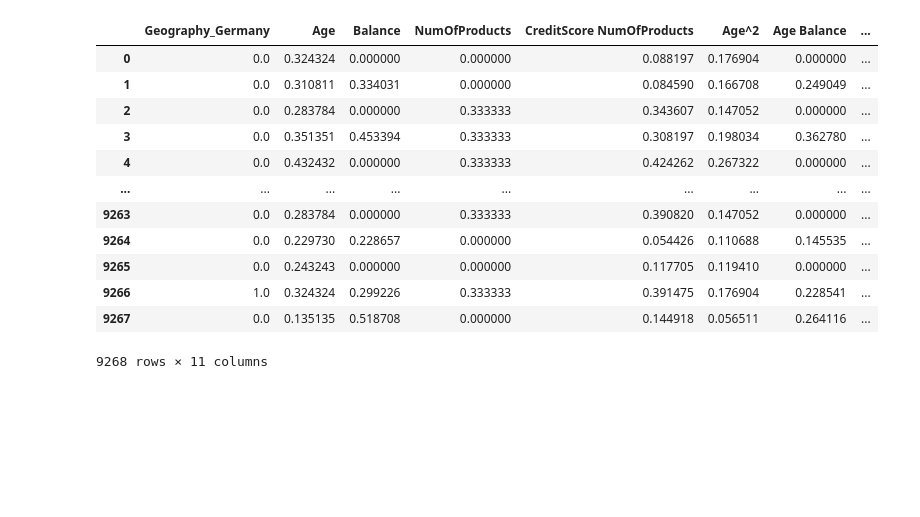
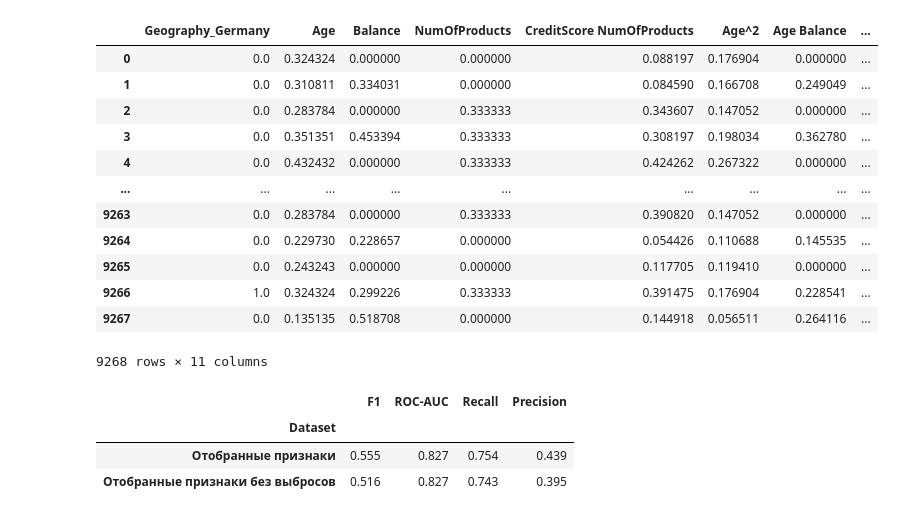
Before and after one commit to ithelga/bank-churn-predictor, a Jupyter notebook: notebooks/Team2_HW3_Outliers_Detecting.ipynb, the cells around one changed output. Saved outputs shown, nothing was run; the diff lists cells and outputs as text; code cells hidden in the pictures; blank space fills up the shorter version.

Commit message:
feat: train model on outlier-free dataset

```diff
--- a/notebooks/Team2_HW3_Outliers_Detecting.ipynb
+++ b/notebooks/Team2_HW3_Outliers_Detecting.ipynb
@@ -220,0 +288,61 @@ cleaned_df
+# %%
+# Список датасетов и их характеристик
+datasets = [
+    {'data': extract_df, 'name': 'Отобранные признаки', 'is_raw': False},
+    {'data': cleaned_df, 'name': 'Отобранные признаки без выбросов', 'is_raw': False}
+]
+
+# Сбор результатов
+results = []
+for dataset in datasets:
+    metrics = evaluate_model(
+        dataset['data'],
+        dataset['name'],
+        is_raw_data=dataset['is_raw']
+    )
+    results.append(metrics)
+
+# Итоговая таблица
+results_df = pd.DataFrame(results).set_index('Dataset')
+# %%
+# Вывод результата
+colors = ["#FFAFCC", "#FFC8DD", "#CDB4DB", "#BDE0FE", "#A2D2FF"]
+cmap = LinearSegmentedColormap.from_list("custom", colors)
+
+def colorize(val):
+    if val > 0.8:
+        return f'background-color: {colors[4]}; font-weight: bold'
+    elif val > 0.7:
+        return f'background-color: {colors[3]}; font-weight: bold'
+    elif val > 0.6:
+        return f'background-color: {colors[2]}; font-weight: bold'
+    elif val > 0.5:
+        return f'background-color: {colors[1]}; font-weight: bold'
+    else:
+        return f'background-color: {colors[0]}; font-weight: bold'
+
+styled_df = results_df.style\
+    .format("{:.3f}")\
+    .applymap(colorize)\
+    .set_properties(**{
+        'text-align': 'center',
+        'font-size': '12pt',
+        'font-weight': 'normal',
+        'border': '1px solid white'
+    })\
+    .set_table_styles([{
+        'selector': 'th',
+        'props': [('background-color', 'white'),
+                 ('color', 'black'),
+                 ('text-align', 'left'),
+                 ('font-weight', 'normal'),
+                 ('font-size', '12pt')]
+    }])\
+    .background_gradient(cmap=cmap)
+
+styled_df
+# %% [output]
+|  | F1 | ROC-AUC | Recall | Precision |
+| Dataset |  |  |  |  |
+| Отобранные признаки | 0.555 | 0.827 | 0.754 | 0.439 |
+| Отобранные признаки без выбросов | 0.516 | 0.827 | 0.743 | 0.395 |
```
Also changed, not shown: parts of 3 cells of this notebook.
